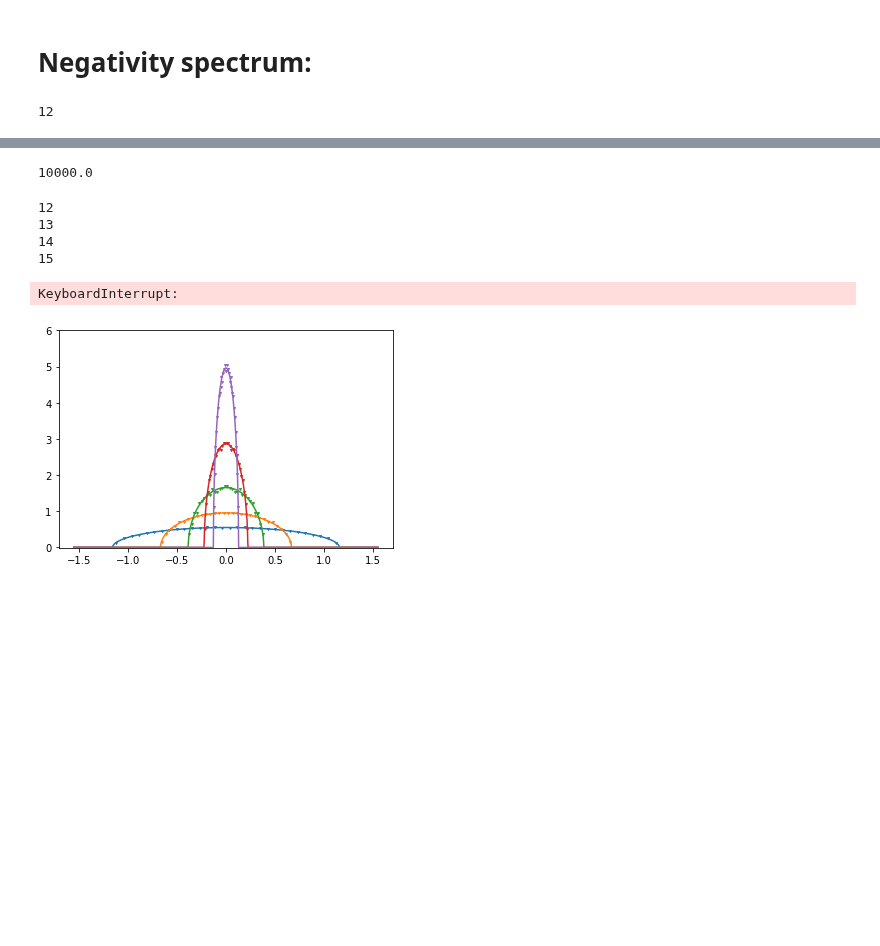
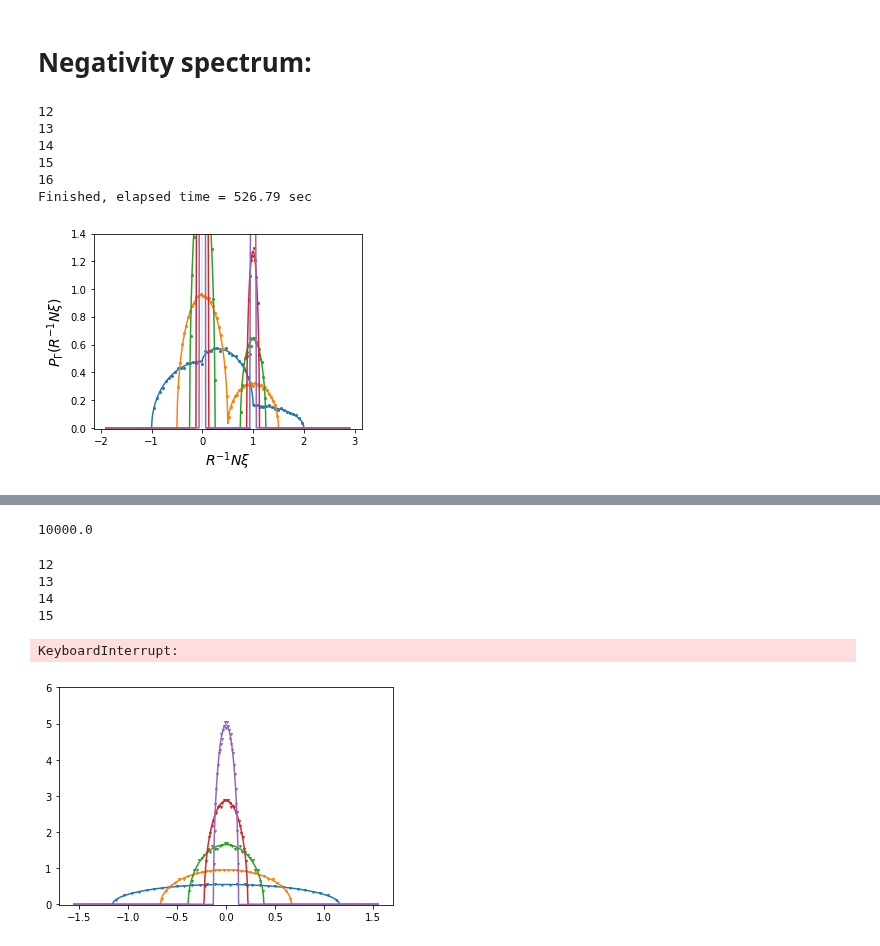
Before and after one commit to hassan-shap/RMT, a Jupyter notebook: symm_draft/Zr_semicircle.ipynb, the cells around one changed output, grey strips where cells are left out. Drawn from its saved outputs; the diff is of its cells as text; code cells hidden in the pictures; blank space fills up the shorter version.

```diff
--- a/symm_draft/Zr_semicircle.ipynb
+++ b/symm_draft/Zr_semicircle.ipynb
@@ -46,7 +46,7 @@ def vNent_calc(rho,epsilon=1e-9):
 # %% [markdown]
 # Negativity spectrum:
 # %%
-Nrep=100
+Nrep=10
 r=4 # local Hilbert space dim
 symm=1
 
@@ -66,7 +66,7 @@ else:
     Nab_r=Na*Nb
 
 # L_sw=range(8,13)
-L_sw=range(12,16)
+L_sw=range(12,17)
 # L_sw=[12]
 
 v1T=np.zeros((Nrep*Nb*Na,len(L_sw)))
@@ -113,7 +113,7 @@ for i_l in range(len(L_sw)):
 elapsed = time.time() - t_timer
 print("Finished, elapsed time = %.2f " % (elapsed)+ "sec")
 
-out_dir = 'data/'
+out_dir = "/gscratch/home/hshapourian/RMT/data/" #'data/'
 if symm==1:
     f1= 'NS_r_%d_LA_%d_symm.npz' % (r,La+Lb)
 else:
@@ -148,34 +148,40 @@ for i_l in range(len(L_sw)):
 
     L=L_sw[i_l]
     Lc=L-La-Lb
     xplot=np.linspace(-1.9,2.9,1000)
     if symm==1:
         fx1= semicirc_dist(Nab_r/r,Na*Nb/r**(Lc+1),xplot,0)*(r-1)/r
-        fx2= semicirc_dist(Nab_r/r,Na*Nb/r**(Lc+1),xplot,1)*(r-1)/r
+        fx2= semicirc_dist(Nab_r/r,Na*Nb/r**(Lc+1),xplot,1)/r
         plt.plot(xplot,np.real(fx1+fx2),color='C%d' % (i_l))
     else:
         fx= semicirc_dist(Nab_r,Na*Nb/r**Lc,xplot,1)
         plt.plot(xplot,np.real(fx),color='C%d' % (i_l))
 
 
 lw=0.2
 ymax=1.4
 plt.plot( [0,0],[0,ymax],'k--',linewidth=lw)
 
 fsize=14
 plt.ylim(-0.01,ymax)
 # plt.yticks(np.arange(0.,2.1,0.5))
 # plt.legend()
 if symm==1:
     plt.ylabel(r'$P_\Gamma(R^{-1} N \xi)$',fontsize = fsize)
     plt.xlabel(r"$R^{-1} N \xi$",fontsize = fsize)
 else:
     plt.ylabel(r'$P_\Gamma(N \xi)$',fontsize = fsize)
     plt.xlabel(r"$N \xi$",fontsize = fsize)
 
 plt.show()
 # %% [output]
 12
+13
+14
+15
+16
+Finished, elapsed time = 526.79 sec
+[figure, added]
 # %%
 out_dir = "/gscratch/home/hshapourian/RMT/data/" #'data/'
 r=4 # local Hilbert space dim
```
Also changed, not shown: parts of 1 cell of this notebook, 1 other file.
